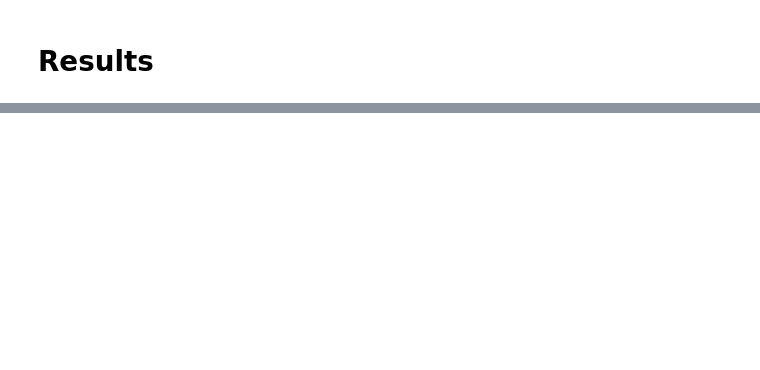
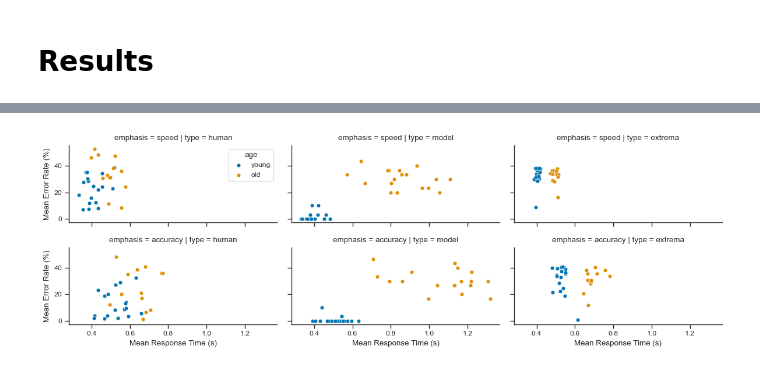
Before and after one commit to psipeter/speed-accuracy-tradeoff, a Jupyter notebook: forstmann_compare.ipynb, the cells around one changed output, grey strips where cells are left out. Saved outputs shown, nothing was run; the diff lists cells and outputs as text; code cells hidden in the pictures; blank space fills up the shorter version.

```diff
--- a/forstmann_compare.ipynb
+++ b/forstmann_compare.ipynb
@@ -278 +281,31 @@ def plot_young_old(simfile, empfile, extrfile):
+# %%
+def plot_SAT(simfile, empfile, extrfile):
+    sim = pd.read_pickle(f"data/{simfile}.pkl")
+    emp = pd.read_pickle(f"data/{empfile}.pkl")
+    extr = pd.read_pickle(f"data/{extrfile}.pkl")
+    combined = pd.concat([sim, emp, extr])
+    ages = ['young', 'old']
+    emphases = ['speed', 'accuracy']
+    combined = combined.query("emphasis in @emphases")
+    palette2 = palette[:3]
+
+    dfs = []
+    columns = ['pid', 'type', 'emphasis', 'age', 'mean_error', 'mean_RT']
+    for pid in combined['pid'].unique():
+        for model_type in ['human', 'model', 'extrema']:
+            for age in ['young', 'old']:
+                for emphasis in ['speed', 'accuracy']:
+                    data = combined.query("pid==@pid & type==@model_type & age==@age & emphasis==@emphasis")
+                    dfs.append(pd.DataFrame([[pid, model_type, emphasis, age, data['error'].mean(), data['RT'].mean()]], columns=columns))
+    df_sat = pd.concat(dfs, ignore_index=True)
+
+    fig = sns.FacetGrid(df_sat, col='type', hue='age', row="emphasis", row_order=emphases, legend_out=False,
+                        col_order=['human', 'model', 'extrema'], hue_order=ages, palette=palette, height=2, aspect=2)
+    fig.map_dataframe(sns.scatterplot, x="mean_RT", y='mean_error')
+    fig.set_xlabels("Mean Response Time (s)")
+    fig.set_ylabels("Mean Error Rate (%)")
+    fig.add_legend()
+    plt.tight_layout()
+    fig.savefig(f"plots/forstmann_SAT.svg")
+    fig.savefig(f"plots/forstmann_SAT.png", dpi=600)
 # %%
@@ -534,0 +627,4 @@ plot_RTs("forstmann_june21", "forstmann2011", "may30_extrema")
+# %%
+plot_SAT("forstmann_june26both", "forstmann2011", "forstmann_june26extrema")
+# %% [output]
+[figure, added]
```
Also changed, not shown: parts of 31 cells of this notebook, 1 other file.
